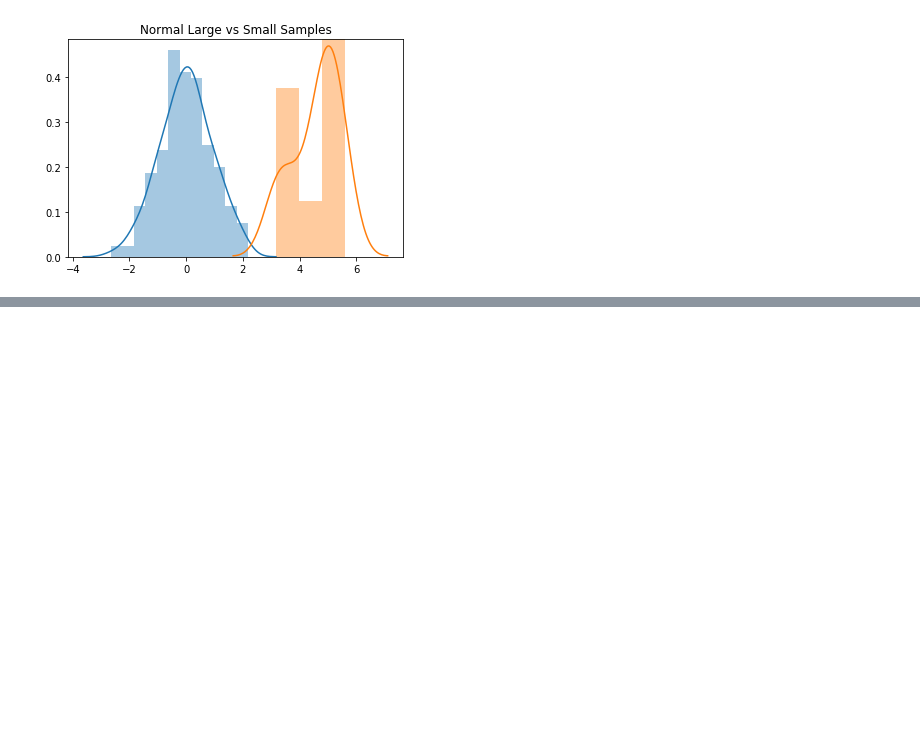
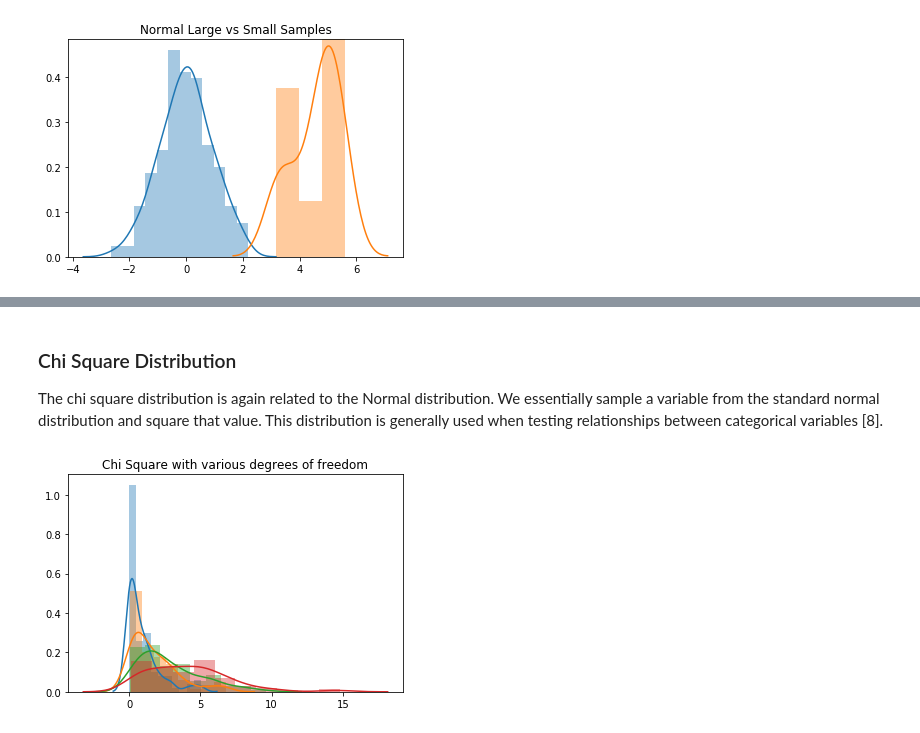
Before and after one commit to rhiggins2308/numpy-investigation, a Jupyter notebook: numpy-random.ipynb, the cells around one changed output, grey strips where cells are left out. Saved outputs shown, nothing was run; the diff lists cells and outputs as text; code cells hidden in the pictures; blank space fills up the shorter version.

Commit message:
Chi Square Distribution

```diff
--- a/numpy-random.ipynb
+++ b/numpy-random.ipynb
@@ -191,0 +210,18 @@ In mathematical terms, a "large" dataset is one consisting of at least 30 data p
+# %% [markdown]
+### Chi Square Distribution
+The chi square distribution is again related to the Normal distribution. We essentially sample a variable from the standard normal distribution and square that value. This distribution is generally used when testing relationships between categorical variables [8].
+# %%
+a = np.chisquare(1, 100)
+b = np.chisquare(2, 100)
+c = np.chisquare(3, 100)
+d = np.chisquare(4, 100)
+
+sns.distplot(a) # blue plot
+sns.distplot(b) # orange plot
+sns.distplot(c) # green plot
+sns.distplot(d) # red plot
+
+plt.title("Chi Square with various degrees of freedom")
+plt.show()
+# %% [output]
+[figure, added]
```
Also changed, not shown: parts of 5 cells of this notebook.
